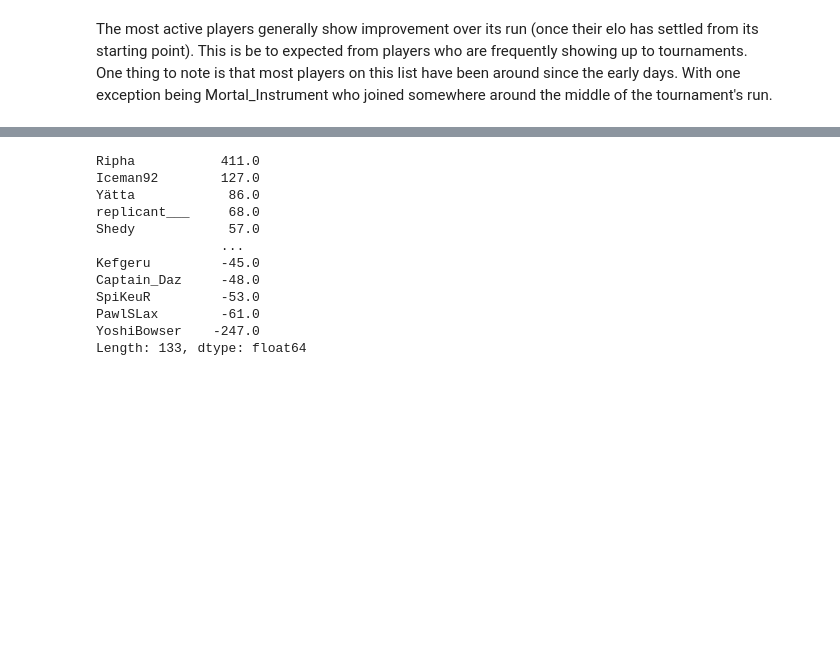
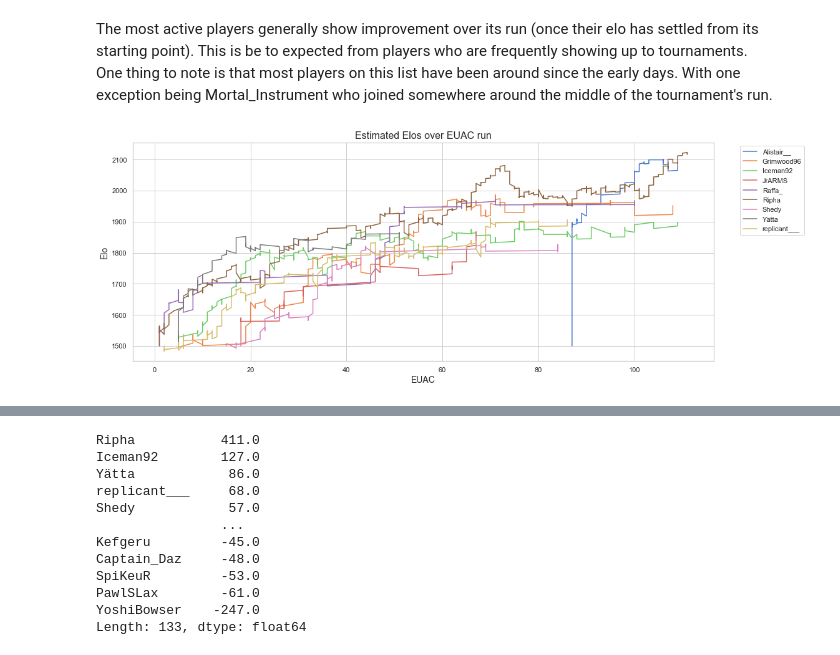
Before and after one commit to DarrenCCT/Tournament-Analysis, a Jupyter notebook: EUAC - Analysis.ipynb, the cells around one changed output, grey strips where cells are left out. Cells and saved outputs as stored; diff of their text form; code cells hidden in the pictures; blank space fills up the shorter version.

```diff
--- a/EUAC - Analysis.ipynb
+++ b/EUAC - Analysis.ipynb
@@ -1288,0 +1312,34 @@ One thing to note is that most players on this list have been around since the e
+# %%
+# Get top 10 players sorted by activitiy
+euacWinners = eloExamples[eloExamples["EUAC Wins"] > 1]
+
+plt.figure(figsize=(16, 6))  # Width = 16 inches, Height = 6 inches
+
+
+for players in euacWinners["Player_Map"]:
+    eloArray = []
+    euacArray = []
+    eloArray = [1500] # Starting Point
+    firstTourney = firstEUAC(df, players)
+    euacArray = [firstTourney]
+    for a,b,c,d,e in zip(df["Player1"], df["Player2"], df["Player 1 Adjusted Elo"], df["Player 2 Adjusted Elo"], df["Tournament No"]):
+        if a == players or b == players:
+            if a == players:
+                eloArray.append(c)
+                euacArray.append(e)
+            else:
+                eloArray.append(d)
+                euacArray.append(e)
+    plt.plot(euacArray, eloArray, label=players)
+
+# Add labels, title, and legend
+plt.xlabel('EUAC')
+plt.ylabel('Elo')
+plt.title('Estimated Elos over EUAC run')
+
+plt.legend(bbox_to_anchor=(1.04, 1), loc="upper left")
+plt.tight_layout()
+
+plt.show()
+# %% [output]
+[figure, added]
```
Also changed, not shown: parts of 15 cells of this notebook.
